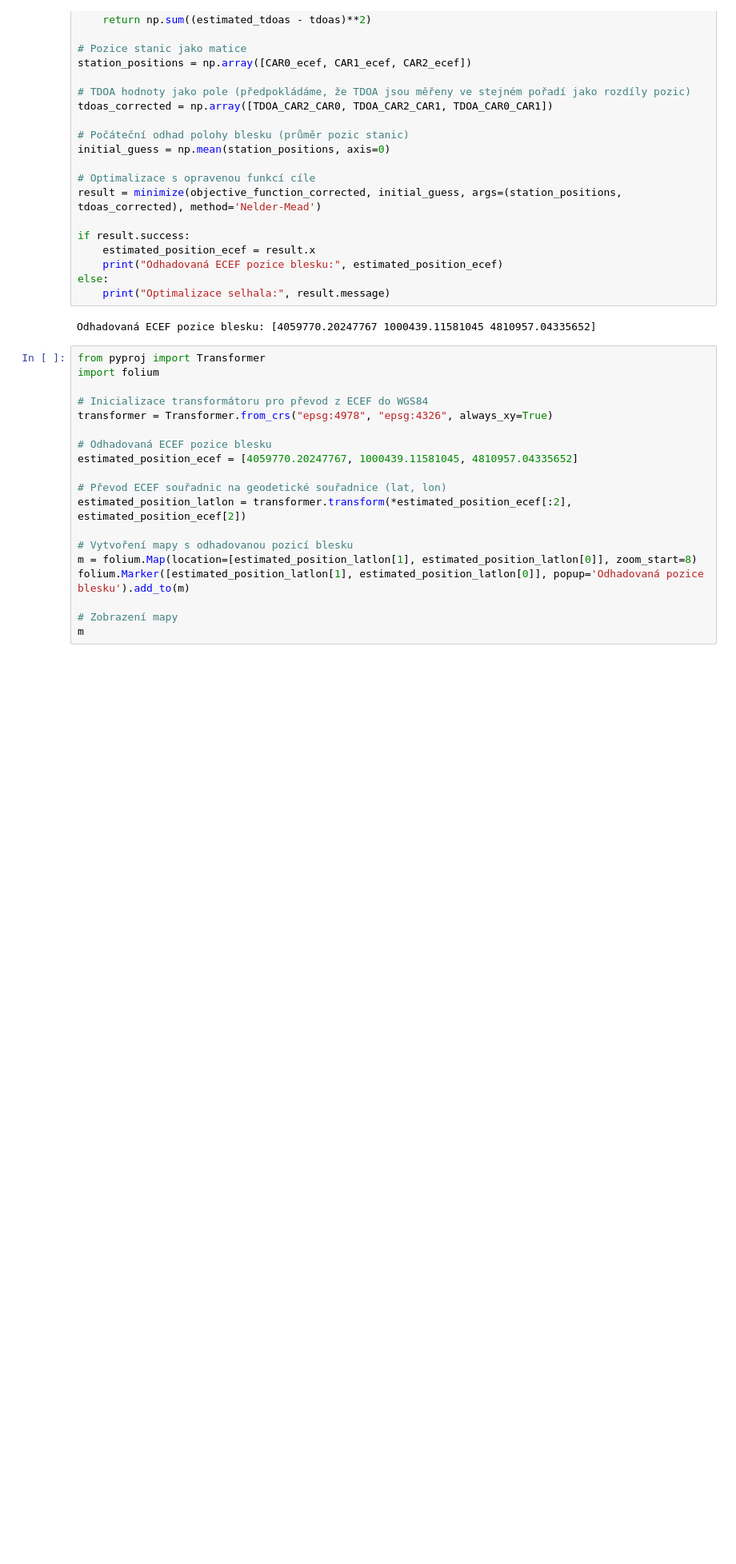
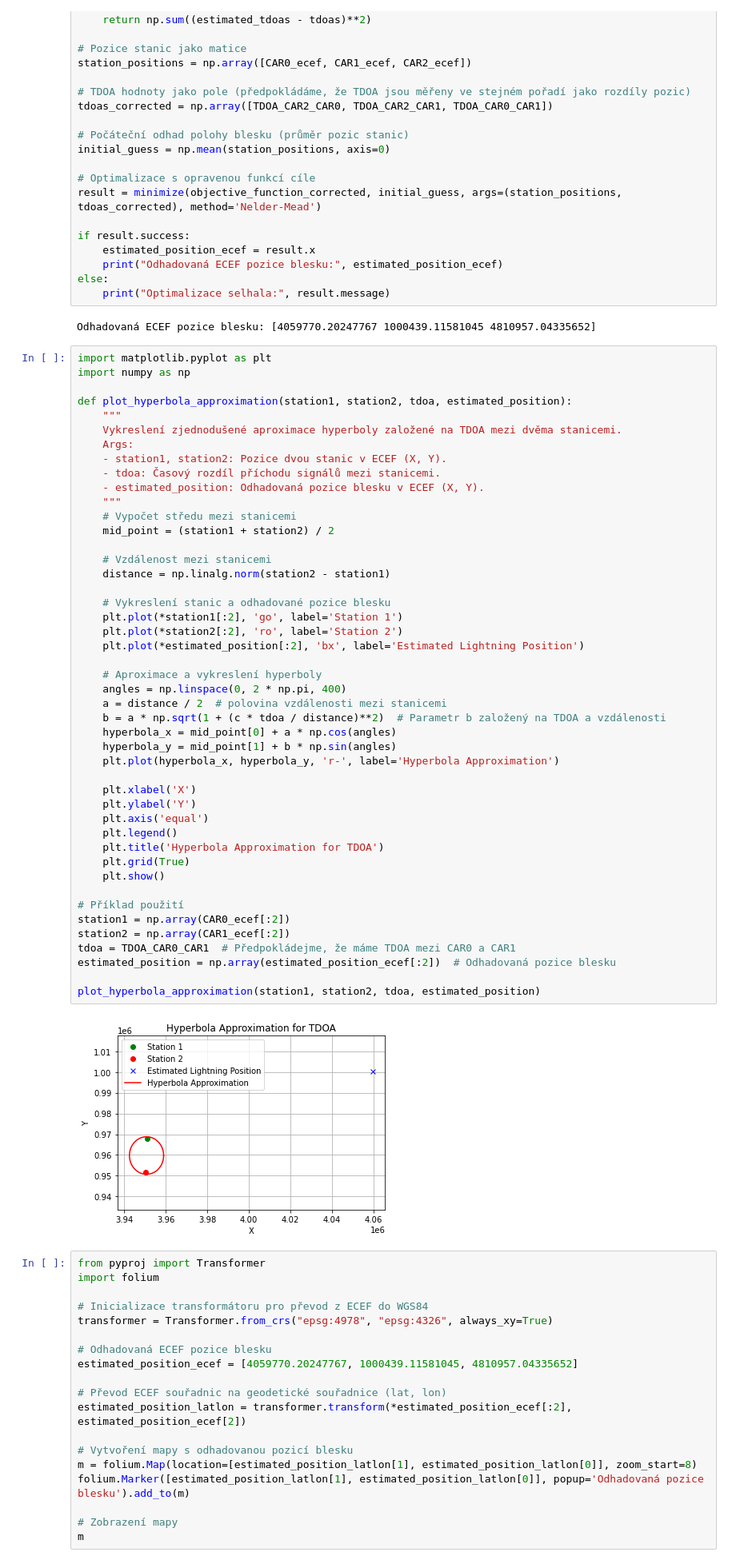
Before and after one commit to ODZ-UJF-AV-CR/CRREAT_cars, a Jupyter notebook: VLF_lightning/VLF_location.ipynb, the cells around one changed output. Shown at 80% size. Drawn from its saved outputs; the diff is of its cells as text; blank space fills up the shorter version.

Commit message:
Implementation of lightning location based on numerical minimization.

```diff
--- a/VLF_lightning/VLF_location.ipynb
+++ b/VLF_lightning/VLF_location.ipynb
@@ -431,6 +431,54 @@ else:
     print("Optimalizace selhala:", result.message)
 # %% [output]
 Odhadovaná ECEF pozice blesku: [4059770.20247767 1000439.11581045 4810957.04335652]
+# %%
+import matplotlib.pyplot as plt
+import numpy as np
+
+def plot_hyperbola_approximation(station1, station2, tdoa, estimated_position):
+    """
+    Vykreslení zjednodušené aproximace hyperboly založené na TDOA mezi dvěma stanicemi.
+    Args:
+    - station1, station2: Pozice dvou stanic v ECEF (X, Y).
+    - tdoa: Časový rozdíl příchodu signálů mezi stanicemi.
+    - estimated_position: Odhadovaná pozice blesku v ECEF (X, Y).
+    """
+    # Vypočet středu mezi stanicemi
+    mid_point = (station1 + station2) / 2
+
+    # Vzdálenost mezi stanicemi
+    distance = np.linalg.norm(station2 - station1)
+
+    # Vykreslení stanic a odhadované pozice blesku
+    plt.plot(*station1[:2], 'go', label='Station 1')
+    plt.plot(*station2[:2], 'ro', label='Station 2')
+    plt.plot(*estimated_position[:2], 'bx', label='Estimated Lightning Position')
+
+    # Aproximace a vykreslení hyperboly
+    angles = np.linspace(0, 2 * np.pi, 400)
+    a = distance / 2  # polovina vzdálenosti mezi stanicemi
+    b = a * np.sqrt(1 + (c * tdoa / distance)**2)  # Parametr b založený na TDOA a vzdálenosti
+    hyperbola_x = mid_point[0] + a * np.cos(angles)
+    hyperbola_y = mid_point[1] + b * np.sin(angles)
+    plt.plot(hyperbola_x, hyperbola_y, 'r-', label='Hyperbola Approximation')
+
+    plt.xlabel('X')
+    plt.ylabel('Y')
+    plt.axis('equal')
+    plt.legend()
+    plt.title('Hyperbola Approximation for TDOA')
+    plt.grid(True)
+    plt.show()
+
+# Příklad použití
+station1 = np.array(CAR0_ecef[:2])
+station2 = np.array(CAR1_ecef[:2])
+tdoa = TDOA_CAR0_CAR1  # Předpokládejme, že máme TDOA mezi CAR0 a CAR1
+estimated_position = np.array(estimated_position_ecef[:2])  # Odhadovaná pozice blesku
+
+plot_hyperbola_approximation(station1, station2, tdoa, estimated_position)
+# %% [output]
+[figure, added]
 # %%
 from pyproj import Transformer
 import folium
```
Also changed, not shown: parts of 6 cells of this notebook.
